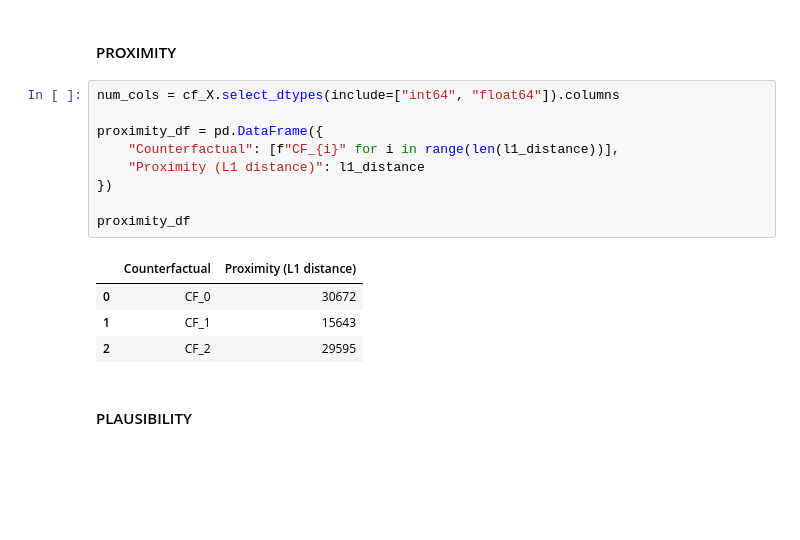
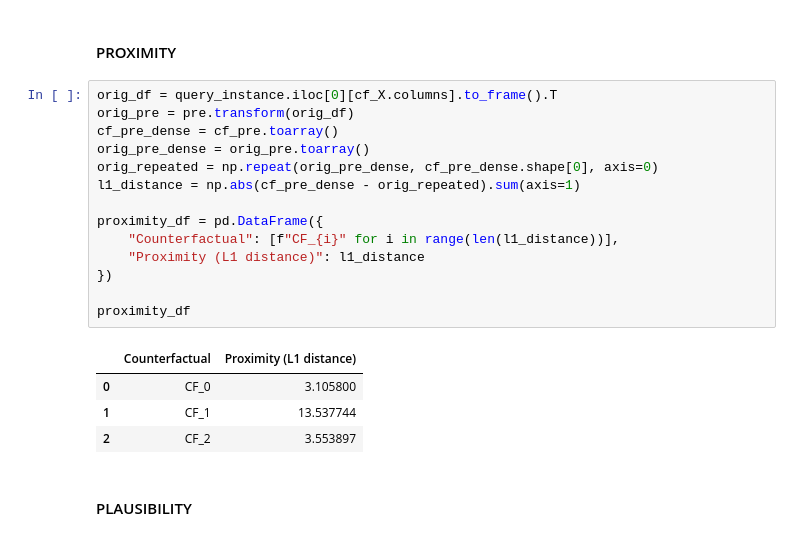
Before and after one commit to MiernikA/XAI-UJ, a Jupyter notebook: counterfactual-analysis/notebooks/counterfactual_analysis/dataset_2_adult_income.ipynb, the cells around one changed output. Saved outputs shown, nothing was run; the diff lists cells and outputs as text; blank space fills up the shorter version.

```diff
--- a/counterfactual-analysis/notebooks/counterfactual_analysis/dataset_2_adult_income.ipynb
+++ b/counterfactual-analysis/notebooks/counterfactual_analysis/dataset_2_adult_income.ipynb
@@ -472,19 +468,24 @@ sparsity_df
 # %% [markdown]
 #### PROXIMITY
 # %%
-num_cols = cf_X.select_dtypes(include=["int64", "float64"]).columns
+orig_df = query_instance.iloc[0][cf_X.columns].to_frame().T
+orig_pre = pre.transform(orig_df)
+cf_pre_dense = cf_pre.toarray()
+orig_pre_dense = orig_pre.toarray()
+orig_repeated = np.repeat(orig_pre_dense, cf_pre_dense.shape[0], axis=0)
+l1_distance = np.abs(cf_pre_dense - orig_repeated).sum(axis=1)
 
 proximity_df = pd.DataFrame({
     "Counterfactual": [f"CF_{i}" for i in range(len(l1_distance))],
     "Proximity (L1 distance)": l1_distance
 })
 
 proximity_df
 # %% [output]
 |  | Counterfactual | Proximity (L1 distance) |
-| 0 | CF_0 | 30672 |
-| 1 | CF_1 | 15643 |
-| 2 | CF_2 | 29595 |
+| 0 | CF_0 | 3.105800 |
+| 1 | CF_1 | 13.537744 |
+| 2 | CF_2 | 3.553897 |
 # %% [markdown]
 #### PLAUSIBILITY
 # %%
```
Also changed, not shown: parts of 15 cells of this notebook, 6 other files.
